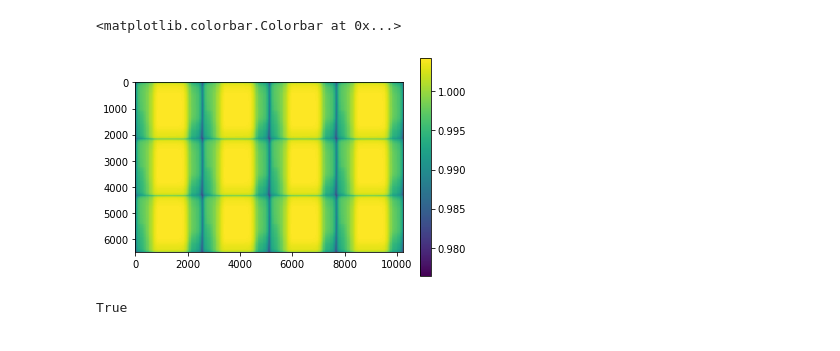
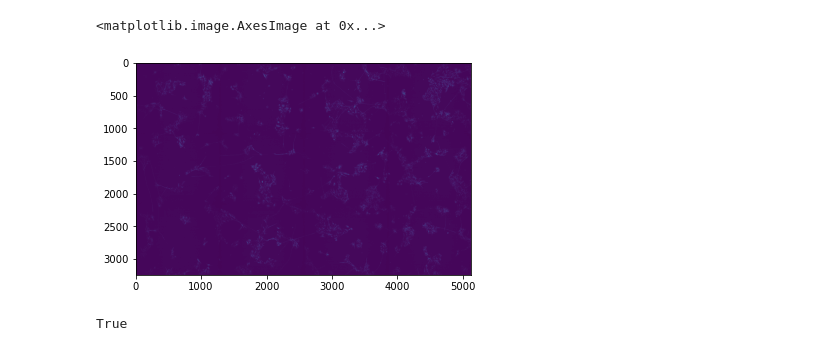
Before and after one commit to YulinS-UoB/SPSCPiplineSharing, a Jupyter notebook: segPLYNMLRegressionFFC/PLYNMLFCC.ipynb, the cells around one changed output. Cells and saved outputs as stored; diff of their text form; code cells hidden in the pictures.

```diff
--- a/segPLYNMLRegressionFFC/PLYNMLFCC.ipynb
+++ b/segPLYNMLRegressionFFC/PLYNMLFCC.ipynb
@@ -75,3 +57,6 @@ for i in range(len(imgList)):
-# %%
-for i in range(len(correctedImgList)):
-    cv.imwrite('CorrectedImges/testImg{}.tif'.format(i), correctedImgList[i])
+# %%
+wholeY = model.predict(wholeX)
+emptyTemp = np.zeros(testImg.shape, 'float32')
+emptyTemp[wholeCoord] = wholeY
+emptyTemp = gaussian(emptyTemp, sigma = 2)
+plt.imshow(emptyTemp)
@@ -78,9 +66,9 @@ for i in range(len(correctedImgList)):
 # %%
 BigFlatImg = np.zeros((3 * 2160, 4 * 2560), dtype = 'float32')
-for i in range(len(correctedImgList)):
+for i in range(12):
     ridx = i // 4
     cidx = i % 4
-    BigFlatImg[ridx * 2160 : (ridx + 1) * 2160, cidx * 2560 : (cidx + 1) * 2560] = ((emptyTemp) / (emptyTemp.mean()))
+    BigFlatImg[ridx * 2160 : (ridx + 1) * 2160, cidx * 2560 : (cidx + 1) * 2560] = emptyTemp / emptyTemp.mean()
 # %%
 plt.imshow(BigFlatImg)
 plt.colorbar()
@@ -92,2 +78,2 @@ testBigImg = cv.imread('testFFCImageOrigin.tif', -1).astype('float32')
 # %%
-testBigImg = (testBigImg) / resize(BigFlatImg, (3240, 5120))
+testBigImg2 = testBigImg / resize(BigFlatImg, (3240, 5120))
@@ -122,6 +80,5 @@ for i in range(len(correctedImgList)):
 # %%
-plt.imshow(BigFlatImg2)
-plt.colorbar()
+plt.imshow(testBigImg2)
 # %% [output]
-<matplotlib.colorbar.Colorbar at 0x...>
+<matplotlib.image.AxesImage at 0x...>
-[figure, old version]
+[figure, new version]
```
Also changed, not shown: parts of 24 cells of this notebook, 2 other files.
